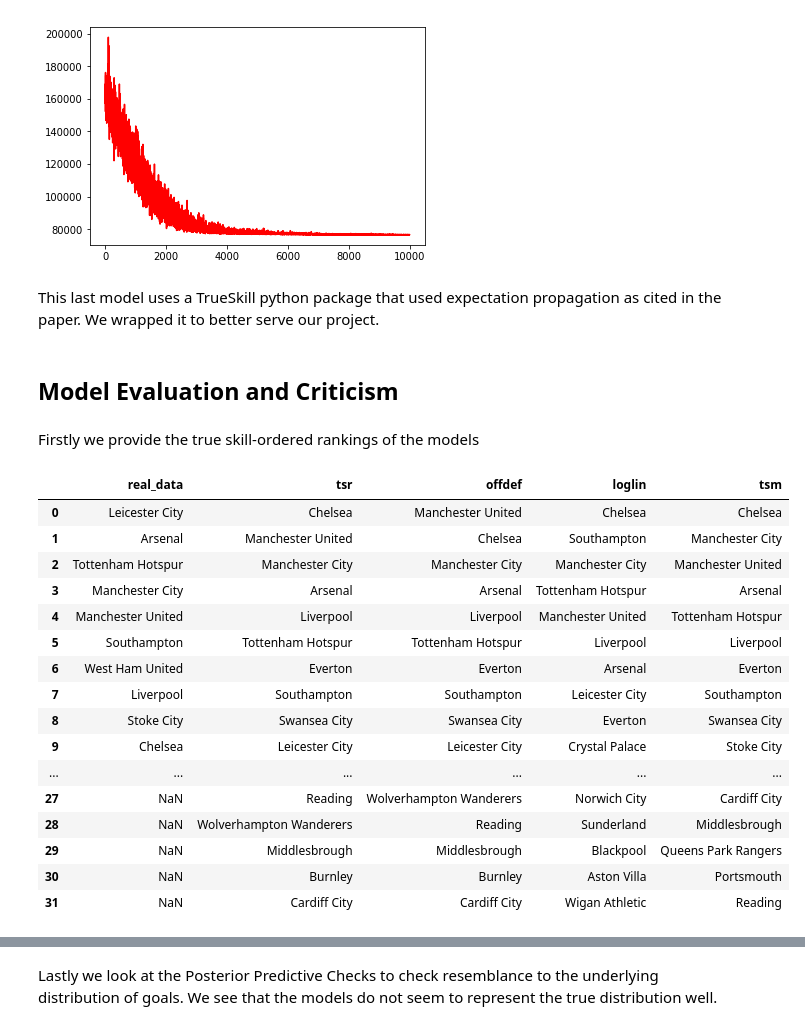
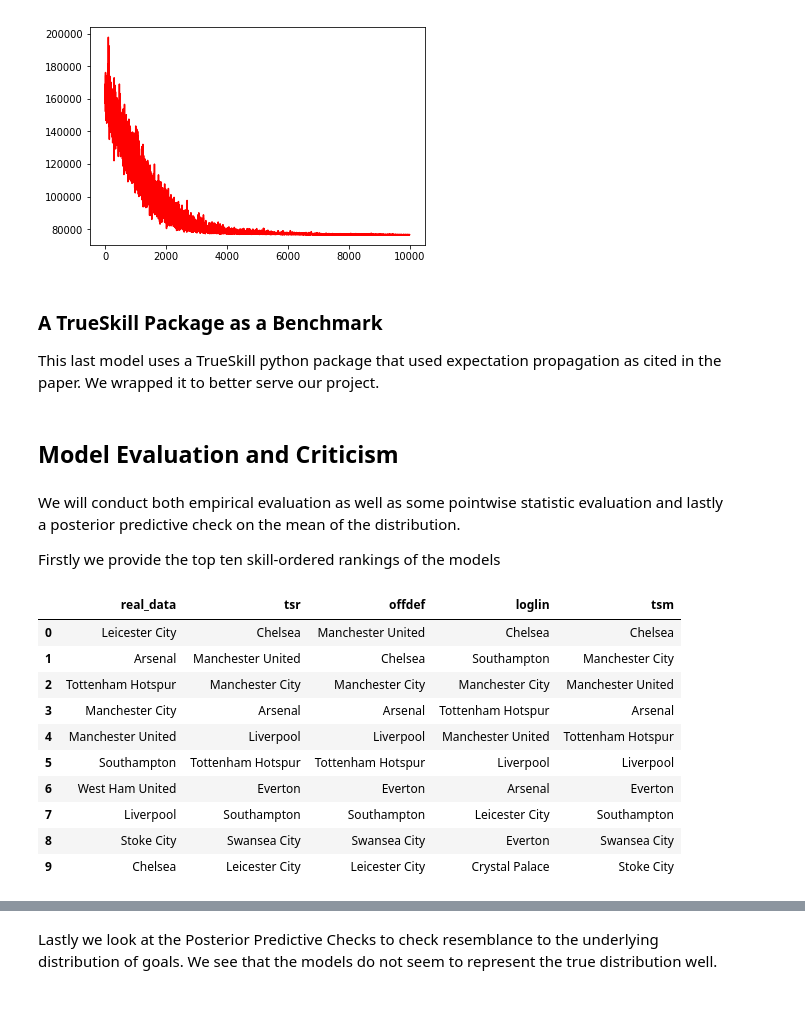
Before and after one commit to vinoo999/trueskill_augmented, a Jupyter notebook: final_project/final_project.ipynb, the cells around one changed output, grey strips where cells are left out. Drawn from its saved outputs; the diff is of its cells as text; code cells hidden in the pictures.

```diff
--- a/final_project/final_project.ipynb
+++ b/final_project/final_project.ipynb
@@ -137,44 +118,41 @@ visualization.plot_loss(log_lin)
 [figure]
 [figure]
 # %% [markdown]
+### A TrueSkill Package as a Benchmark
 This last model uses a TrueSkill python package that used expectation propagation as cited in the paper. We wrapped it to better serve our project.
 # %%
 from fifaskill.models import trueskill_model
 tsm = trueskill_model.TrueskillModel(train)
 # %% [markdown]
 ## Model Evaluation and Criticism
-# %% [markdown]
-Firstly we provide the true skill-ordered rankings of the models
+# %% [markdown]
+We will conduct both empirical evaluation as well as some pointwise statistic evaluation and lastly a posterior predictive check on the mean of the distribution.
+
+Firstly we provide the top ten skill-ordered rankings of the models
 # %%
 tsr_results = process.rankings_from_skills(tsr.team_skill, tsr.team_num_map)
 offdef_results = process.rankings_from_skills(off_def.team_skill[0] + off_def.team_skill[1], off_def.team_num_map)
 loglin_results = process.rankings_from_skills(log_lin.team_skill, log_lin.team_num_map)
 tsm_results = process.rankings_from_skills(tsm.team_skills, tsm.team_num_map)
 
 season_results = process.rankings(test)
 data_dict = {}
 data_dict['real_data'] = pd.Series(season_results.index.values)
 data_dict['tsr'] = pd.Series(tsr_results.index.values)
 data_dict['offdef'] = pd.Series(offdef_results.index.values)
 data_dict['loglin'] = pd.Series(loglin_results.index.values)
 data_dict['tsm'] = pd.Series(tsm_results.index.values)
 
-display(pd.DataFrame(data_dict))
+display(pd.DataFrame(data_dict).head(10))
 # %% [output]
 |  | real_data | tsr | offdef | loglin | tsm |
 | 0 | Leicester City | Chelsea | Manchester United | Chelsea | Chelsea |
 | 1 | Arsenal | Manchester United | Chelsea | Southampton | Manchester City |
 | 2 | Tottenham Hotspur | Manchester City | Manchester City | Manchester City | Manchester United |
 | 3 | Manchester City | Arsenal | Arsenal | Tottenham Hotspur | Arsenal |
 | 4 | Manchester United | Liverpool | Liverpool | Manchester United | Tottenham Hotspur |
 | 5 | Southampton | Tottenham Hotspur | Tottenham Hotspur | Liverpool | Liverpool |
 | 6 | West Ham United | Everton | Everton | Arsenal | Everton |
 | 7 | Liverpool | Southampton | Southampton | Leicester City | Southampton |
 | 8 | Stoke City | Swansea City | Swansea City | Everton | Swansea City |
 | 9 | Chelsea | Leicester City | Leicester City | Crystal Palace | Stoke City |
-| ... | ... | ... | ... | ... | ... |
-| 27 | NaN | Reading | Wolverhampton Wanderers | Norwich City | Cardiff City |
-| 28 | NaN | Wolverhampton Wanderers | Reading | Sunderland | Middlesbrough |
-| 29 | NaN | Middlesbrough | Middlesbrough | Blackpool | Queens Park Rangers |
-| 30 | NaN | Burnley | Burnley | Aston Villa | Portsmouth |
-| 31 | NaN | Cardiff City | Cardiff City | Wigan Athletic | Reading |
```
Also changed, not shown: parts of 18 cells of this notebook.
